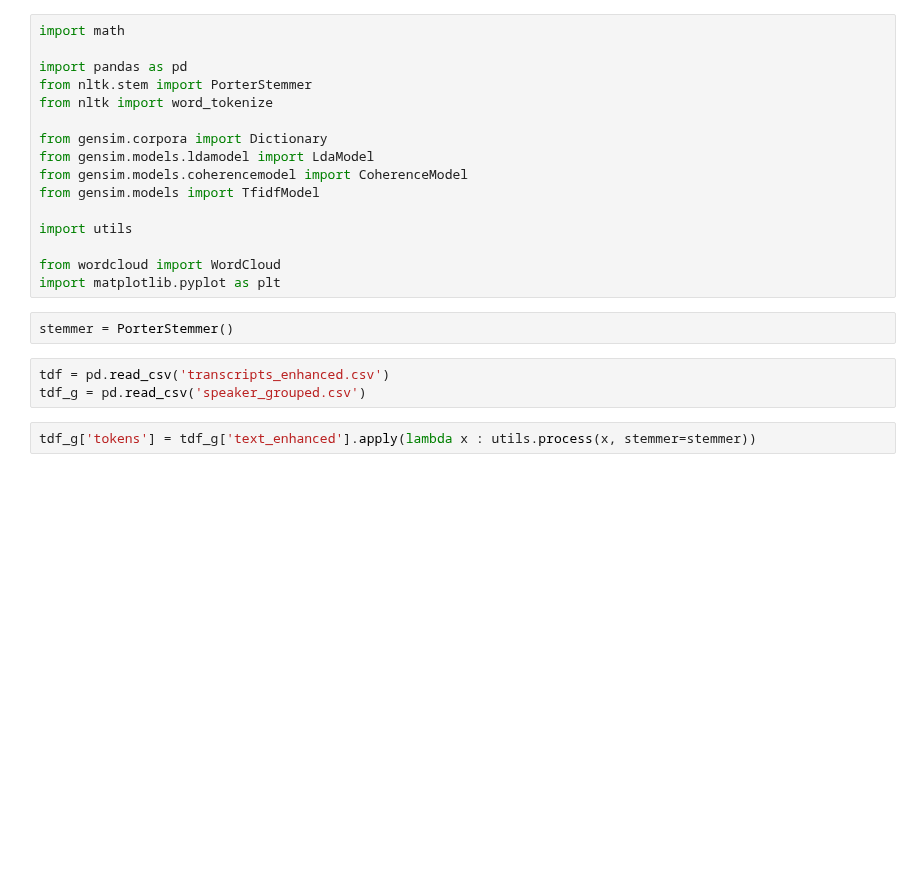
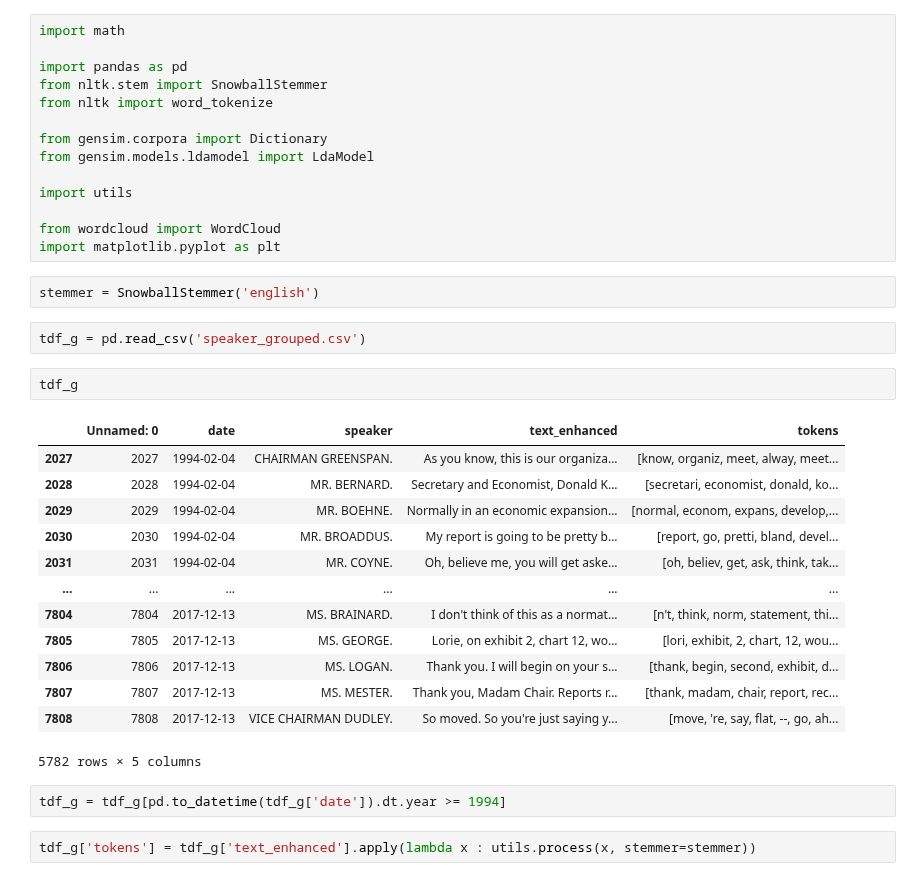
Before and after one commit to bendurham441/fed-nlp, a Jupyter notebook: topic_modelling.ipynb, the cells around one changed output. Cells and saved outputs as stored; diff of their text form; blank space fills up the shorter version.

```diff
--- a/topic_modelling.ipynb
+++ b/topic_modelling.ipynb
@@ -2,23 +2,38 @@
 import math
 
 import pandas as pd
-from nltk.stem import PorterStemmer
+from nltk.stem import SnowballStemmer
 from nltk import word_tokenize
 
 from gensim.corpora import Dictionary
 from gensim.models.ldamodel import LdaModel
-from gensim.models.coherencemodel import CoherenceModel
-from gensim.models import TfidfModel
 
 import utils
 
 from wordcloud import WordCloud
 import matplotlib.pyplot as plt
-# %%
-stemmer = PorterStemmer()
+# %%
+stemmer = SnowballStemmer('english')
 # %%
-tdf = pd.read_csv('transcripts_enhanced.csv')
 tdf_g = pd.read_csv('speaker_grouped.csv')
+# %%
+tdf_g
+# %% [output]
+|  | Unnamed: 0 | date | speaker | text_enhanced | tokens |
+| 2027 | 2027 | 1994-02-04 | CHAIRMAN GREENSPAN. | As you know, this is our organiza... | [know, organiz, meet, alway, meet... |
+| 2028 | 2028 | 1994-02-04 | MR. BERNARD. | Secretary and Economist, Donald K... | [secretari, economist, donald, ko... |
+| 2029 | 2029 | 1994-02-04 | MR. BOEHNE. | Normally in an economic expansion... | [normal, econom, expans, develop,... |
+| 2030 | 2030 | 1994-02-04 | MR. BROADDUS. | My report is going to be pretty b... | [report, go, pretti, bland, devel... |
+| 2031 | 2031 | 1994-02-04 | MR. COYNE. | Oh, believe me, you will get aske... | [oh, believ, get, ask, think, tak... |
+| ... | ... | ... | ... | ... | ... |
+| 7804 | 7804 | 2017-12-13 | MS. BRAINARD. | I don't think of this as a normat... | [n't, think, norm, statement, thi... |
+| 7805 | 7805 | 2017-12-13 | MS. GEORGE. | Lorie, on exhibit 2, chart 12, wo... | [lori, exhibit, 2, chart, 12, wou... |
+| 7806 | 7806 | 2017-12-13 | MS. LOGAN. | Thank you. I will begin on your s... | [thank, begin, second, exhibit, d... |
+| 7807 | 7807 | 2017-12-13 | MS. MESTER. | Thank you, Madam Chair. Reports r... | [thank, madam, chair, report, rec... |
+| 7808 | 7808 | 2017-12-13 | VICE CHAIRMAN DUDLEY. | So moved. So you're just saying y... | [move, 're, say, flat, --, go, ah... |
+5782 rows × 5 columns
+# %%
+tdf_g = tdf_g[pd.to_datetime(tdf_g['date']).dt.year >= 1994]
 # %%
 tdf_g['tokens'] = tdf_g['text_enhanced'].apply(lambda x : utils.process(x, stemmer=stemmer))
 # %%
```
Also changed, not shown: parts of 31 cells of this notebook.
